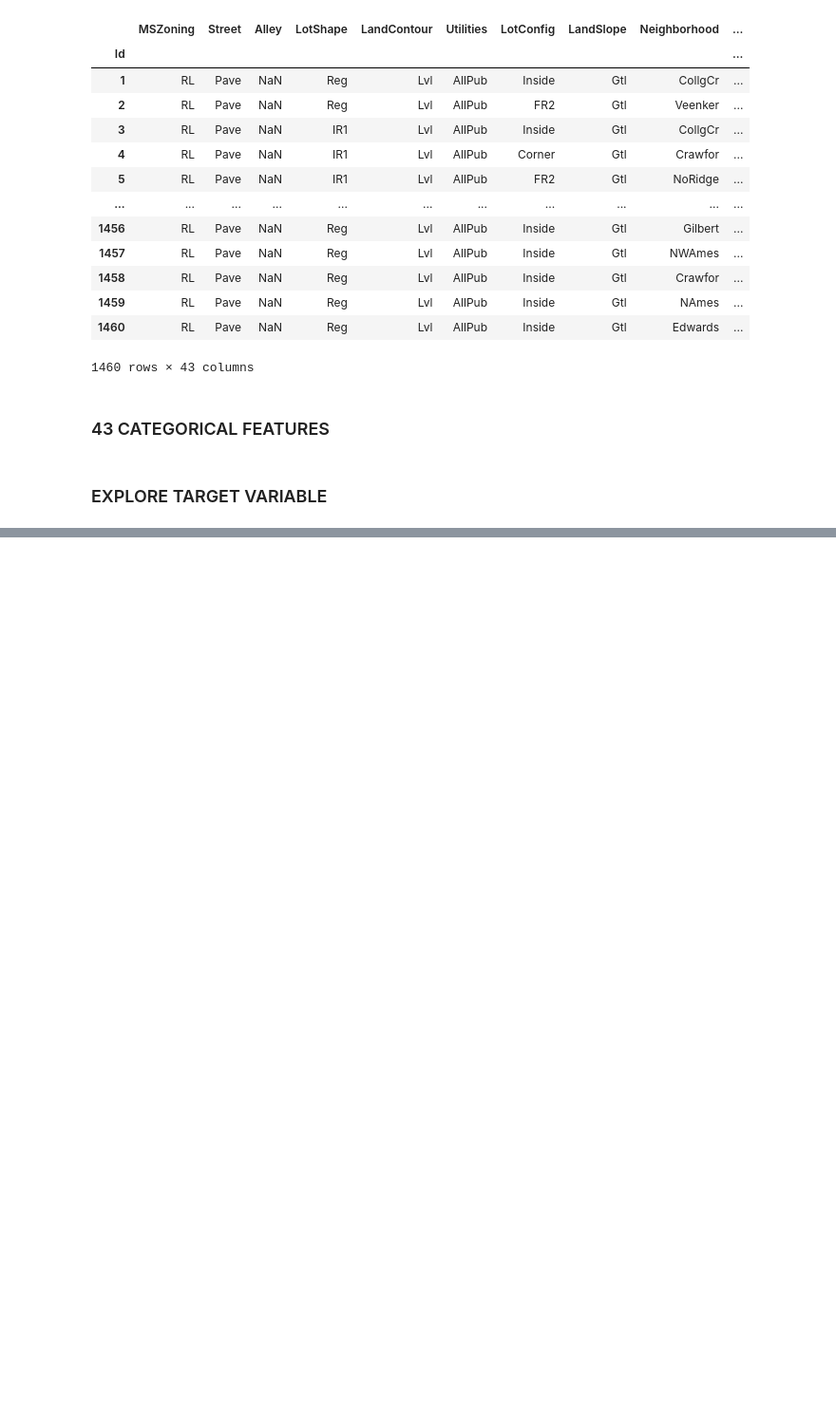
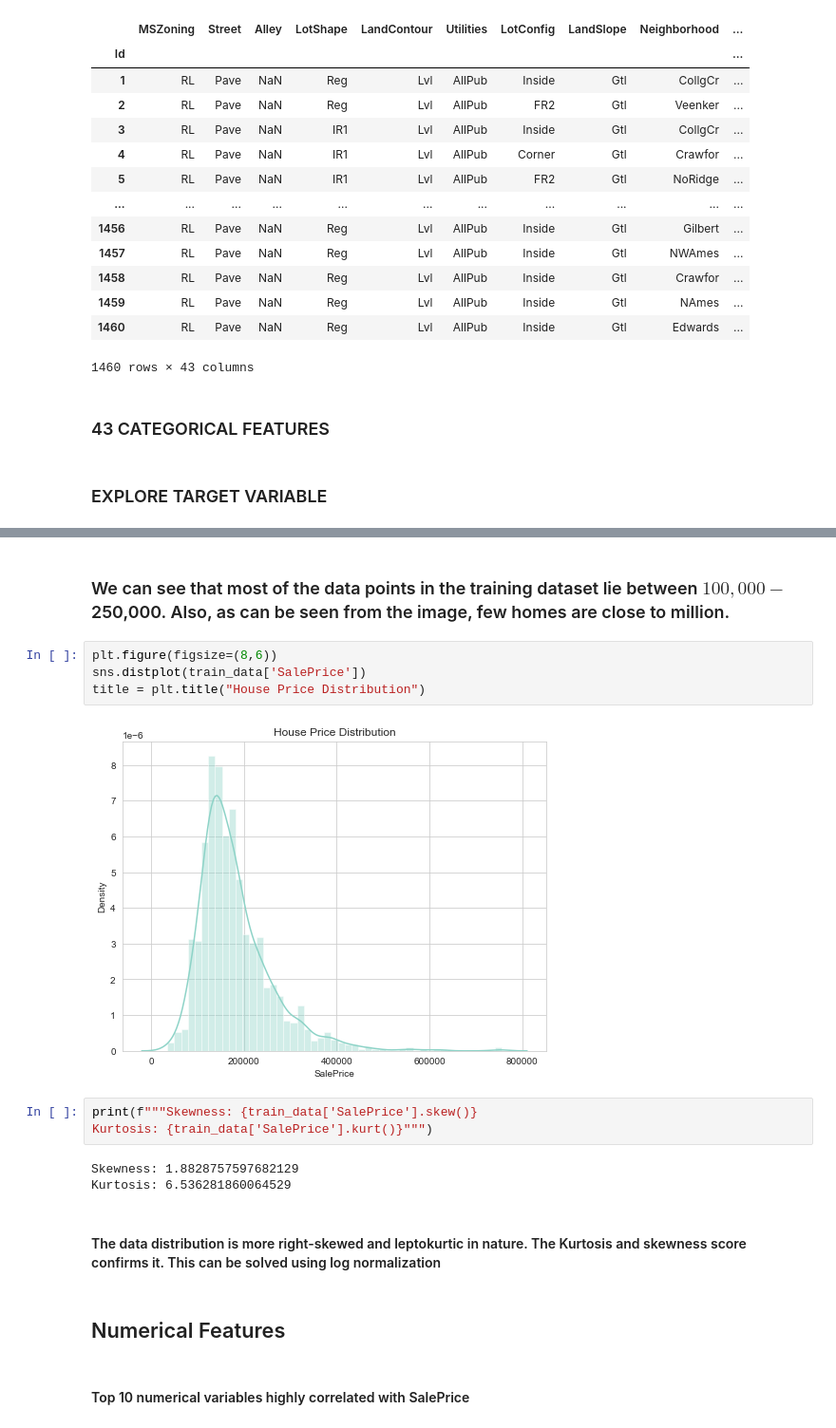
Before and after one commit to ManishaRao06/House-Prices-ML-Model, a Jupyter notebook: Untitled.ipynb, the cells around one changed output, grey strips where cells are left out. Shown at 95% size. Saved outputs shown, nothing was run; the diff lists cells and outputs as text; blank space fills up the shorter version.

```diff
--- a/Untitled.ipynb
+++ b/Untitled.ipynb
@@ -172,0 +179,20 @@ ValueError: could not convert string to float: 'SalePrice'
+# %% [markdown]
+### We can see that most of the data points in the training dataset lie between $100,000-$250,000. Also, as can be seen from the image, few homes are close to million.
+# %%
+plt.figure(figsize=(8,6))
+sns.distplot(train_data['SalePrice'])
+title = plt.title("House Price Distribution")
+# %% [output]
+[figure, added]
+# %%
+print(f"""Skewness: {train_data['SalePrice'].skew()}
+Kurtosis: {train_data['SalePrice'].kurt()}""")
+# %% [output]
+Skewness: 1.8828757597682129
+Kurtosis: 6.536281860064529
+# %% [markdown]
+#### The data distribution is more right-skewed and leptokurtic in nature. The Kurtosis and skewness score confirms it. This can be solved using log normalization
+# %% [markdown]
+## Numerical Features
+# %% [markdown]
+#### Top 10 numerical variables highly correlated with SalePrice
```
Also changed, not shown: parts of 56 cells of this notebook.
